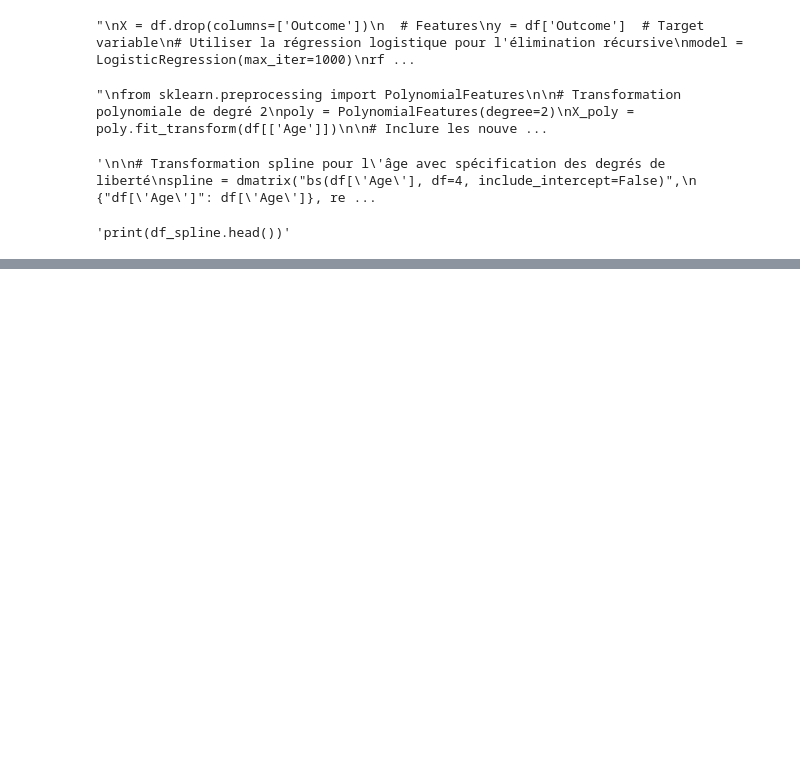
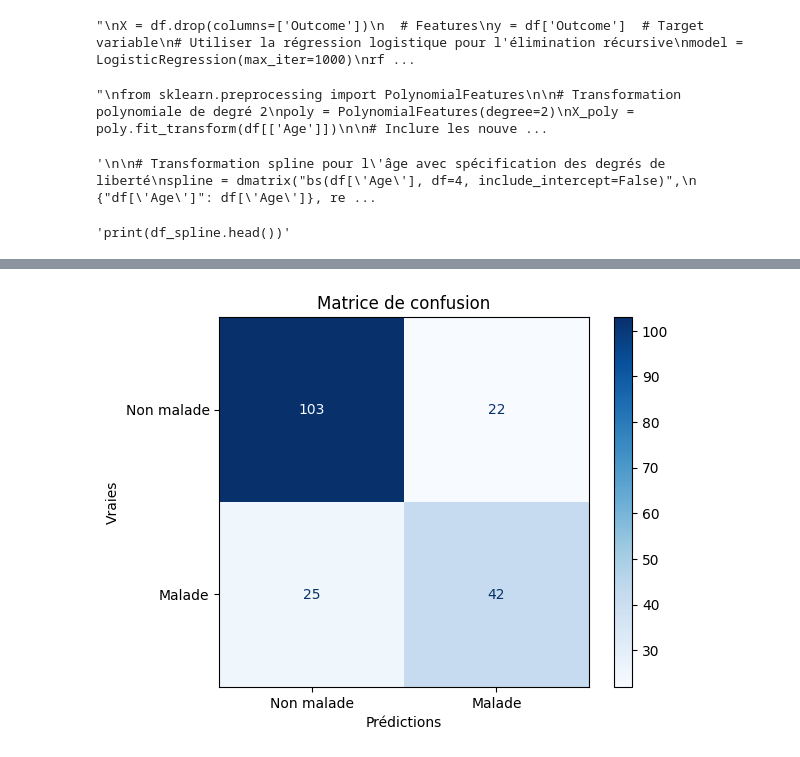
Before and after one commit to phbarbe/PrediHealth, a Jupyter notebook: Diabete/Diabetes_AN.ipynb, the cells around one changed output, grey strips where cells are left out. Cells and saved outputs as stored; diff of their text form; code cells hidden in the pictures; blank space fills up the shorter version.

```diff
--- a/Diabete/Diabetes_AN.ipynb
+++ b/Diabete/Diabetes_AN.ipynb
@@ -781,0 +634,20 @@ Score moyen (Optimized XGBoost) : 0.7669977081741788
+# %%
+  import matplotlib.pyplot as plt
+from sklearn.model_selection import train_test_split
+from xgboost import XGBClassifier
+
+best_xgb_model = XGBClassifier(objective='binary:logistic', seed=42)
+best_xgb_model.fit(X_train, y_train)
+
+y_pred = best_xgb_model.predict(X_test)
+
+cm = confusion_matrix(y_test, y_pred)
+
+disp = ConfusionMatrixDisplay(confusion_matrix=cm, display_labels=['Non malade', 'Malade'])
+disp.plot(cmap='Blues', values_format='d')
+plt.title('Matrice de confusion')
+plt.xlabel('Prédictions')
+plt.ylabel('Vraies')
+plt.show()
+# %% [output]
+[figure, added]
```
Also changed, not shown: parts of 20 cells of this notebook.
